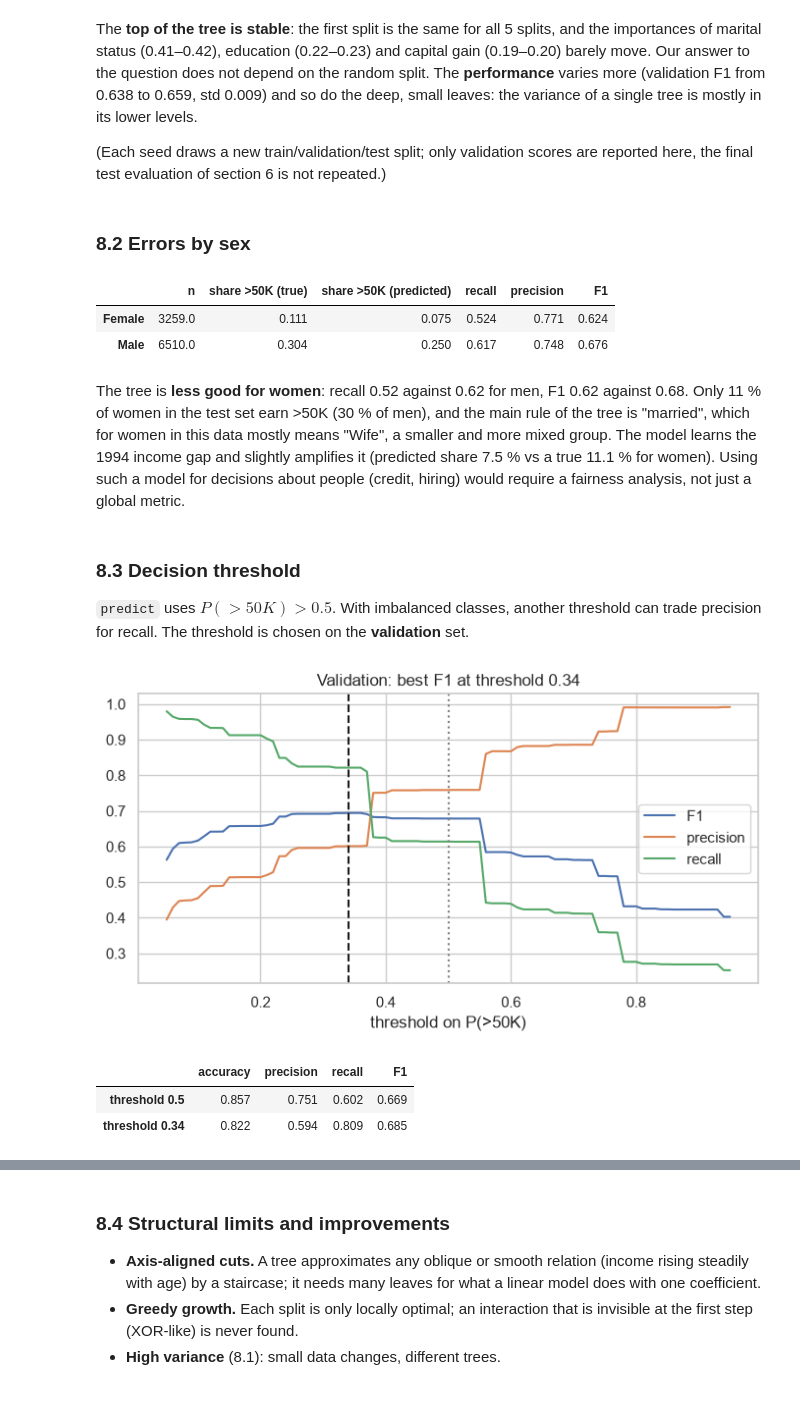
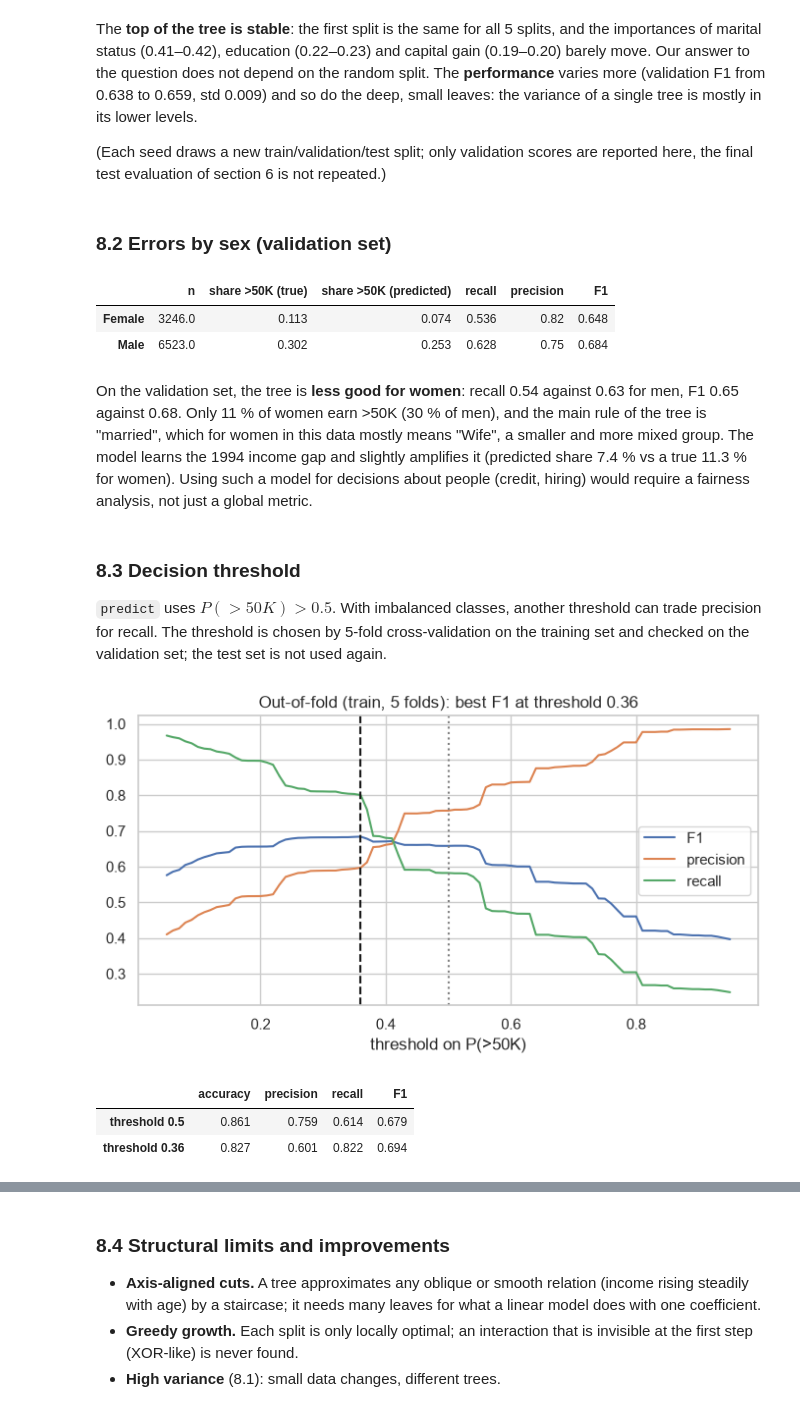
Before and after one commit to Petrel971/ML-Project-Bootcamp, a Jupyter notebook: notebooks/02_experiments.ipynb, the cells around one changed output, grey strips where cells are left out. Cells and saved outputs as stored; diff of their text form; code cells hidden in the pictures.

```diff
--- a/notebooks/02_experiments.ipynb
+++ b/notebooks/02_experiments.ipynb
@@ -245,3 +245,22 @@ display(leaf_grid.round(4)); print(f"chosen: max_depth={best_depth}, min_samples
 | 50 | 0.6632 | 0.9076 |
 | 100 | 0.6511 | 0.9057 |
 chosen: max_depth=8, min_samples_leaf=5
+# %%
+# Robustness of the choice: 5-fold stratified cross-validation on the training set (ours, min_samples_leaf=5).
+# One-hot columns were fixed on the whole training set; inside a fold this only fixes the column list, not any statistic.
+from sklearn.model_selection import StratifiedKFold
+skf = StratifiedKFold(n_splits=5, shuffle=True, random_state=SEED)
+cv_rows = []
+for d in range(2, 15):
+    f1_folds = [f1_score(y_train[va], CARTClassifier(max_depth=d, min_samples_leaf=best_msl)
+                         .fit(X_train[tr], y_train[tr]).predict(X_train[va]))
+                for tr, va in skf.split(X_train, y_train)]
+    cv_rows.append({"depth": d, "CV F1 mean": np.mean(f1_folds), "CV F1 std": np.std(f1_folds)})
+cv = pd.DataFrame(cv_rows).set_index("depth")
+cv_best = int(cv["CV F1 mean"].idxmax())
+fig, ax = plt.subplots(figsize=(7, 3.8))
+ax.errorbar(cv.index, cv["CV F1 mean"], yerr=cv["CV F1 std"], marker="o", capsize=3)
+ax.axvline(best_depth, color="grey", ls=":", label=f"validation choice ({best_depth})")
+ax.set(xlabel="max_depth", ylabel="F1, mean ± std over 5 folds", title=f"5-fold CV on the training set: best depth = {cv_best}")
+ax.legend(); fig.tight_layout(); fig.savefig(FIG_DIR / "cv_depth.png", dpi=150); plt.show()
+display(cv.round(4))
@@ -471,46 +509,53 @@ The **top of the tree is stable**: the first split is the same for all 5 splits,
 
 (Each seed draws a new train/validation/test split; only validation scores are reported here, the final test evaluation of section 6 is not repeated.)
 # %% [markdown]
-### 8.2 Errors by sex
+### 8.2 Errors by sex (validation set)
 # %%
-_, X_test_raw, _, _ = __import__("sklearn.model_selection", fromlist=["train_test_split"]).train_test_split(
-    X_raw, y_all, test_size=0.2, stratify=y_all, random_state=SEED)   # same rows as splits["X_test"]
-sex = X_test_raw["sex"].astype(str).to_numpy()
-p = preds["CART from scratch"]
+from sklearn.model_selection import train_test_split
+# Same two calls as get_splits(): recover the raw validation rows to read their sex.
+X_tmp_raw, _, y_tmp_raw, _ = train_test_split(X_raw, y_all, test_size=0.2, stratify=y_all, random_state=SEED)
+_, X_val_raw, _, _ = train_test_split(X_tmp_raw, y_tmp_raw, test_size=0.25, stratify=y_tmp_raw, random_state=SEED)
+sex = X_val_raw["sex"].astype(str).to_numpy()
+p = final_tree.predict(X_val)          # validation only: the test set stays untouched after section 6
 rows = {}
 for g in ["Female", "Male"]:
     m = sex == g
-    rows[g] = {"n": m.sum(), "share >50K (true)": y_test[m].mean(), "share >50K (predicted)": p[m].mean(),
-               "recall": recall_score(y_test[m], p[m]), "precision": precision_score(y_test[m], p[m]),
-               "F1": f1_score(y_test[m], p[m])}
+    rows[g] = {"n": m.sum(), "share >50K (true)": y_val[m].mean(), "share >50K (predicted)": p[m].mean(),
+               "recall": recall_score(y_val[m], p[m]), "precision": precision_score(y_val[m], p[m]),
+               "F1": f1_score(y_val[m], p[m])}
 display(pd.DataFrame(rows).T.round(3))
 # %% [output]
 |  | n | share >50K (true) | share >50K (predicted) | recall | precision | F1 |
-| Female | 3259.0 | 0.111 | 0.075 | 0.524 | 0.771 | 0.624 |
-| Male | 6510.0 | 0.304 | 0.250 | 0.617 | 0.748 | 0.676 |
+| Female | 3246.0 | 0.113 | 0.074 | 0.536 | 0.82 | 0.648 |
+| Male | 6523.0 | 0.302 | 0.253 | 0.628 | 0.75 | 0.684 |
 # %% [markdown]
-The tree is **less good for women**: recall 0.52 against 0.62 for men, F1 0.62 against 0.68. Only 11 % of women in the test set earn >50K (30 % of men), and the main rule of the tree is "married", which for women in this data mostly means "Wife", a smaller and more mixed group. The model learns the 1994 income gap and slightly amplifies it (predicted share 7.5 % vs a true 11.1 % for women). Using such a model for decisions about people (credit, hiring) would require a fairness analysis, not just a global metric.
+On the validation set, the tree is **less good for women**: recall 0.54 against 0.63 for men, F1 0.65 against 0.68. Only 11 % of women earn >50K (30 % of men), and the main rule of the tree is "married", which for women in this data mostly means "Wife", a smaller and more mixed group. The model learns the 1994 income gap and slightly amplifies it (predicted share 7.4 % vs a true 11.3 % for women). Using such a model for decisions about people (credit, hiring) would require a fairness analysis, not just a global metric.
 # %% [markdown]
 ### 8.3 Decision threshold
-`predict` uses $P(>50K) > 0.5$. With imbalanced classes, another threshold can trade precision for recall. The threshold is chosen on the **validation** set.
+`predict` uses $P(>50K) > 0.5$. With imbalanced classes, another threshold can trade precision for recall. The threshold is chosen by 5-fold cross-validation on the training set and checked on the validation set; the test set is not used again.
 # %%
-pv = final_tree.predict_proba(X_val)[:, 1]
+# The threshold is chosen by 5-fold cross-validation on the TRAINING set (out-of-fold probabilities),
+# then checked on the validation set. The test set is not used again.
+from sklearn.model_selection import StratifiedKFold
+oof = np.zeros(len(y_train))
+for tr, va in StratifiedKFold(5, shuffle=True, random_state=SEED).split(X_train, y_train):
+    oof[va] = CARTClassifier(**params).fit(X_train[tr], y_train[tr]).predict_proba(X_train[va])[:, 1]
 ths = np.linspace(0.05, 0.95, 91)
-f1s = [f1_score(y_val, (pv > t).astype(int)) for t in ths]
+f1s = [f1_score(y_train, (oof > t).astype(int)) for t in ths]
 best_t = ths[int(np.argmax(f1s))]
 fig, ax = plt.subplots(figsize=(7, 4))
 ax.plot(ths, f1s, label="F1")
-ax.plot(ths, [precision_score(y_val, (pv > t).astype(int), zero_division=0) for t in ths], label="precision")
-ax.plot(ths, [recall_score(y_val, (pv > t).astype(int)) for t in ths], label="recall")
+ax.plot(ths, [precision_score(y_train, (oof > t).astype(int), zero_division=0) for t in ths], label="precision")
+ax.plot(ths, [recall_score(y_train, (oof > t).astype(int)) for t in ths], label="recall")
 ax.axvline(0.5, color="grey", ls=":"); ax.axvline(best_t, color="k", ls="--")
-ax.set(xlabel="threshold on P(>50K)", title=f"Validation: best F1 at threshold {best_t:.2f}"); ax.legend()
+ax.set(xlabel="threshold on P(>50K)", title=f"Out-of-fold (train, 5 folds): best F1 at threshold {best_t:.2f}"); ax.legend()
 fig.tight_layout(); fig.savefig(FIG_DIR / "threshold.png", dpi=150); plt.show()
-pt = (probas["CART from scratch"] > best_t).astype(int)
-display(pd.DataFrame({"threshold 0.5": scores(y_test, preds["CART from scratch"]),
-                      f"threshold {best_t:.2f}": scores(y_test, pt)}).T.round(3))
+pv = final_tree.predict_proba(X_val)[:, 1]
+display(pd.DataFrame({"threshold 0.5": scores(y_val, (pv > 0.5).astype(int)),
+                      f"threshold {best_t:.2f}": scores(y_val, (pv > best_t).astype(int))}).T.round(3))
 # %% [output]
-[figure, old version]
+[figure, new version]
 |  | accuracy | precision | recall | F1 |
-| threshold 0.5 | 0.857 | 0.751 | 0.602 | 0.669 |
-| threshold 0.34 | 0.822 | 0.594 | 0.809 | 0.685 |
+| threshold 0.5 | 0.861 | 0.759 | 0.614 | 0.679 |
+| threshold 0.36 | 0.827 | 0.601 | 0.822 | 0.694 |
 # %% [markdown]
```
Also changed, not shown: parts of 6 cells of this notebook, 7 other files.
